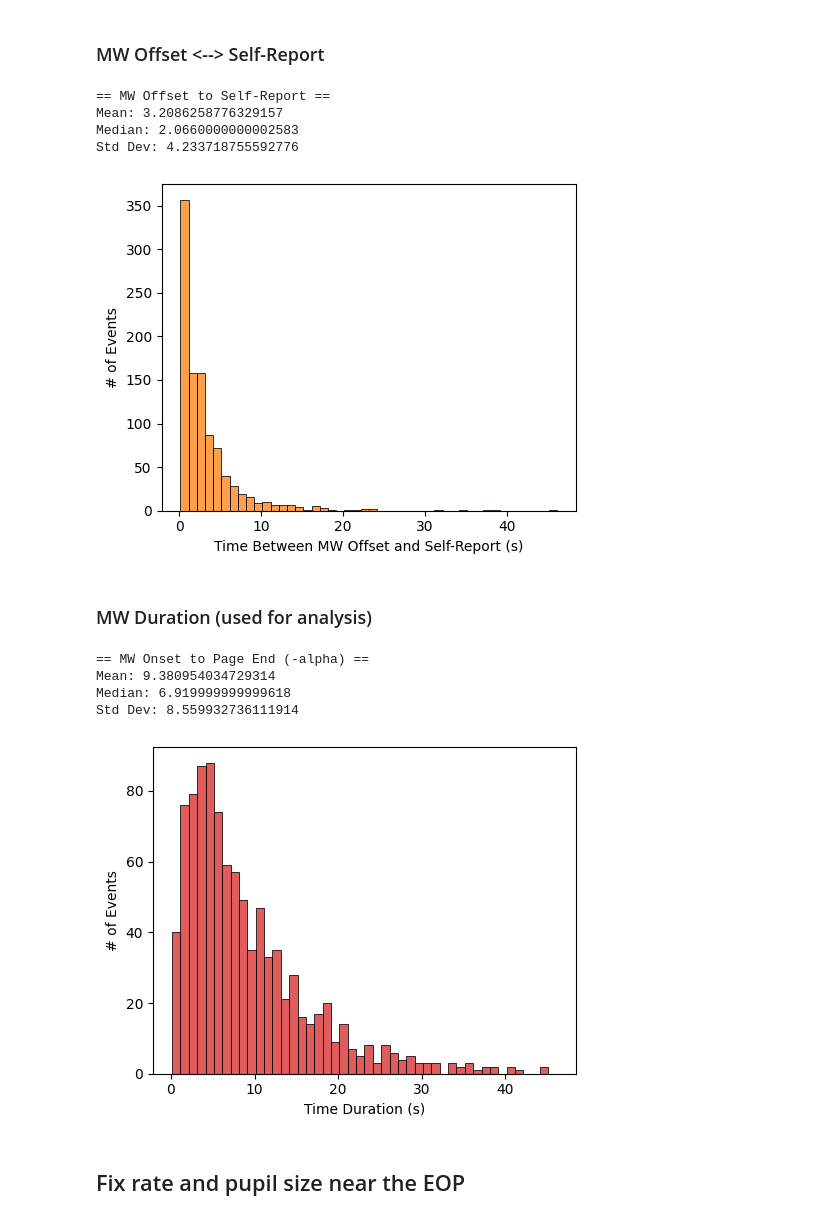
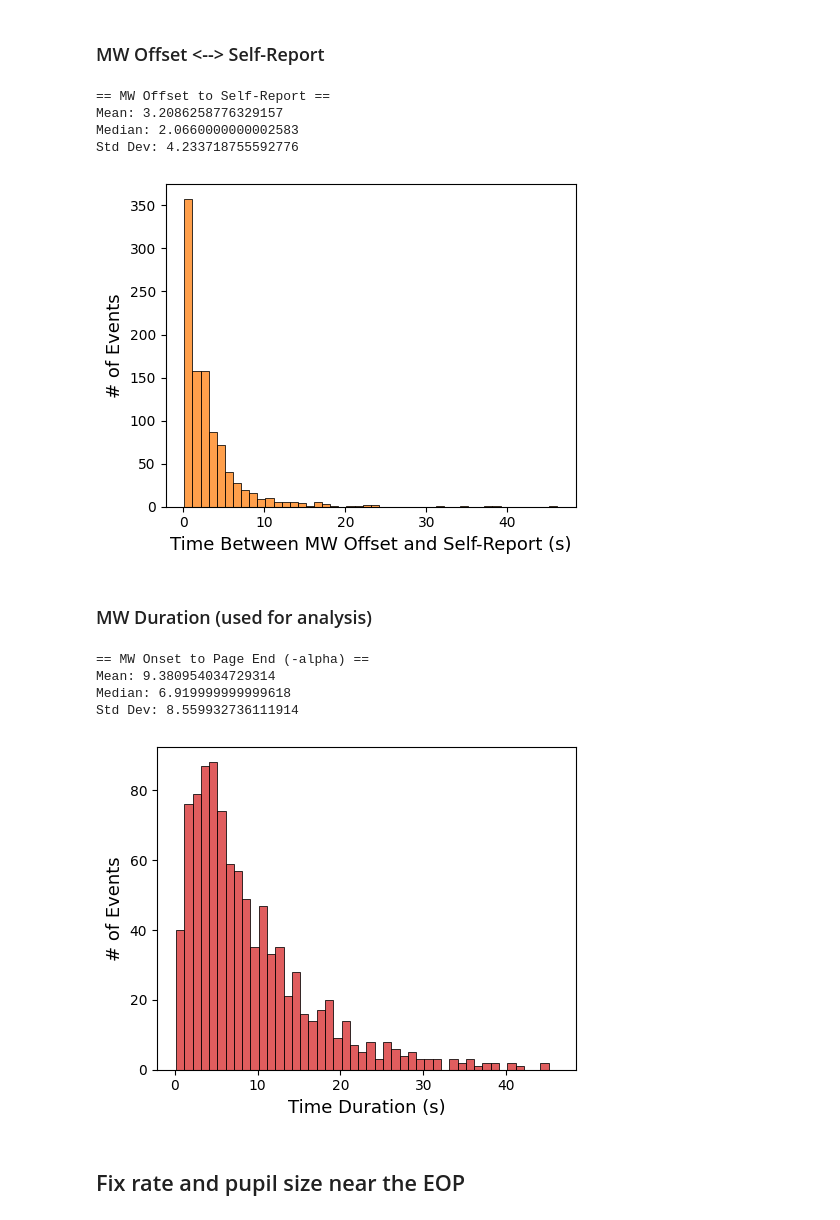
Before and after one commit to GlassBrainLab/ReMind, a Jupyter notebook: analysis_code/notebooks/brm_figures.ipynb, the cells around one changed output. Cells and saved outputs as stored; diff of their text form; code cells hidden in the pictures.

```diff
--- a/analysis_code/notebooks/brm_figures.ipynb
+++ b/analysis_code/notebooks/brm_figures.ipynb
@@ -195,8 +164,8 @@ from statsmodels.stats.multicomp import pairwise_tukeyhsd
 from scipy.stats import ttest_1samp
 # load psychopy responses files
 # root path
-path = r"/Volumes/GBLDrive/MindlessReading/Data"
-df = pd.read_csv(os.path.join(path, 'Files', 'trial_level_data.csv'))
+path = r"/gpfs1/pi/djangraw/mindless_reading/data/ReMind"
+df = pd.read_csv(os.path.join(path, 'trial_level_data.csv'))
 trial_count = len(df)
 
 # ===========================================================================================
@@ -220,6 +189,7 @@ print('\n')
 
 # ===========================================================================================
 # comprehension question accuracy after filtering out "I don't know"
+print(f"Number of skipped questions: {df['num_skipped'].sum()}")
 acc_avg = df['filtered_accuracy'].mean()
 msg = f'Participants answered a mean of {acc_avg*100}% of comprehension questions correctly.'
 print(msg)
@@ -1579,15 +1576,15 @@ bins = np.arange(df['offset2page_end'].min(), df['offset2page_end'].max() + bin_
 
 plt.figure(figsize=(5, 4))
 sns.histplot(data=df, x='offset2page_end', color='tab:orange', bins=bins)
-plt.ylabel("# of Events")
-plt.xlabel("Time Between MW Offset and Self-Report (s)")
+plt.ylabel("# of Events", fontsize=13)
+plt.xlabel("Time Between MW Offset and Self-Report (s)", fontsize=13)
 plt.tight_layout()
 # %% [output]
 == MW Offset to Self-Report ==
 Mean: 3.2086258776329157
 Median: 2.0660000000002583
 Std Dev: 4.233718755592776
-[figure, old version]
+[figure, new version]
 # %% [markdown]
 ### MW Duration (used for analysis)
 # %%
@@ -1595,36 +1592,36 @@ import os
 import pandas as pd
 import seaborn as sns
 from matplotlib import pyplot as plt
 
 # load eye feature file
 path = r"/gpfs1/pi/djangraw/mindless_reading/data/ReMind"
 file = "reading_time_data.csv"
 df = pd.read_csv(os.path.join(path, file))
 alpha = 2
 df['mw_dur_alpha'] = df['onset2page_end'] - alpha
 df = df[df['mw_dur_alpha'] > 0]
 
 # Stats for MW duration
 print("\n== MW Onset to Page End (-alpha) ==")
 print("Mean:", df['mw_dur_alpha'].mean())
 print("Median:", df['mw_dur_alpha'].median())
 print("Std Dev:", df['mw_dur_alpha'].std())
 
 # sns.set(style="whitegrid")
 # bin_width = 1
 # bins = np.arange(df['mw_dur_alpha'].min(), df['mw_dur_alpha'].max() + bin_width, bin_width)
 
 plt.figure(figsize=(5, 4))
 sns.histplot(data=df, x='mw_dur_alpha', color='tab:red', bins=bins)
-plt.ylabel("# of Events")
-plt.xlabel("Time Duration (s)")
+plt.ylabel("# of Events", fontsize=13)
+plt.xlabel("Time Duration (s)", fontsize=13)
 plt.tight_layout()
 # %% [output]
 == MW Onset to Page End (-alpha) ==
 Mean: 9.380954034729314
 Median: 6.919999999999618
 Std Dev: 8.559932736111914
-[figure, old version]
+[figure, new version]
 # %% [markdown]
 ## Fix rate and pupil size near the EOP
 # %%
```
Also changed, not shown: parts of 13 cells of this notebook, 2 other files.
